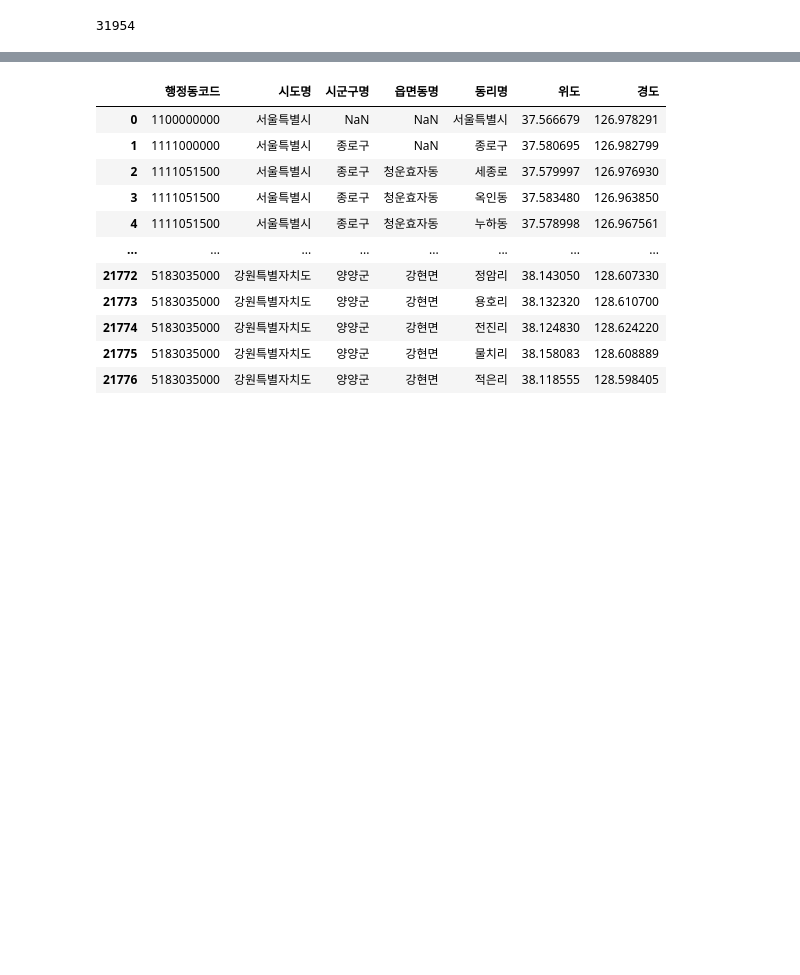
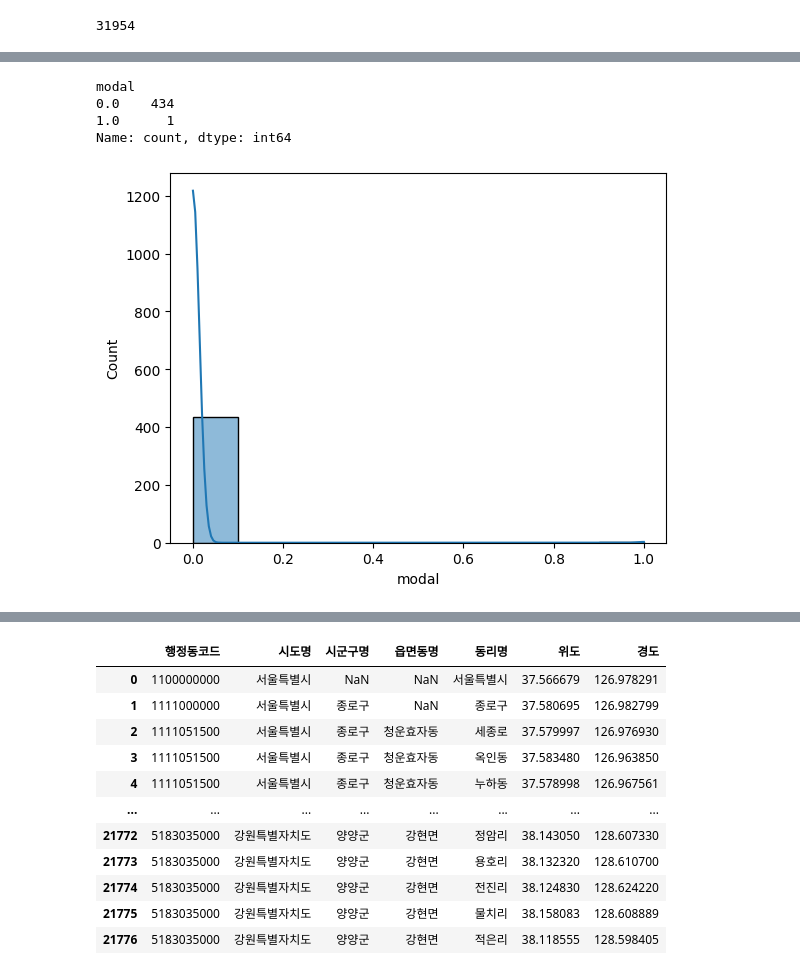
Before and after one commit to NongShiN/2024_bigcontest_muju_festival_shuttle_bus, a Jupyter notebook: EDA/chanwoong/festival_eda.ipynb, the cells around one changed output, grey strips where cells are left out. Cells and saved outputs as stored; diff of their text form; code cells hidden in the pictures; blank space fills up the shorter version.

```diff
--- a/EDA/chanwoong/festival_eda.ipynb
+++ b/EDA/chanwoong/festival_eda.ipynb
@@ -308,0 +323,10 @@ festival_df_grouped_junbok
+# %%
+print(duckjin_df['modal'].value_counts())
+sns.histplot(duckjin_df['modal'], kde=True)
+plt.show()
+# %% [output]
+modal
+0.0    434
+1.0      1
+Name: count, dtype: int64
+[figure, added]
```
Also changed, not shown: parts of 22 cells of this notebook.
